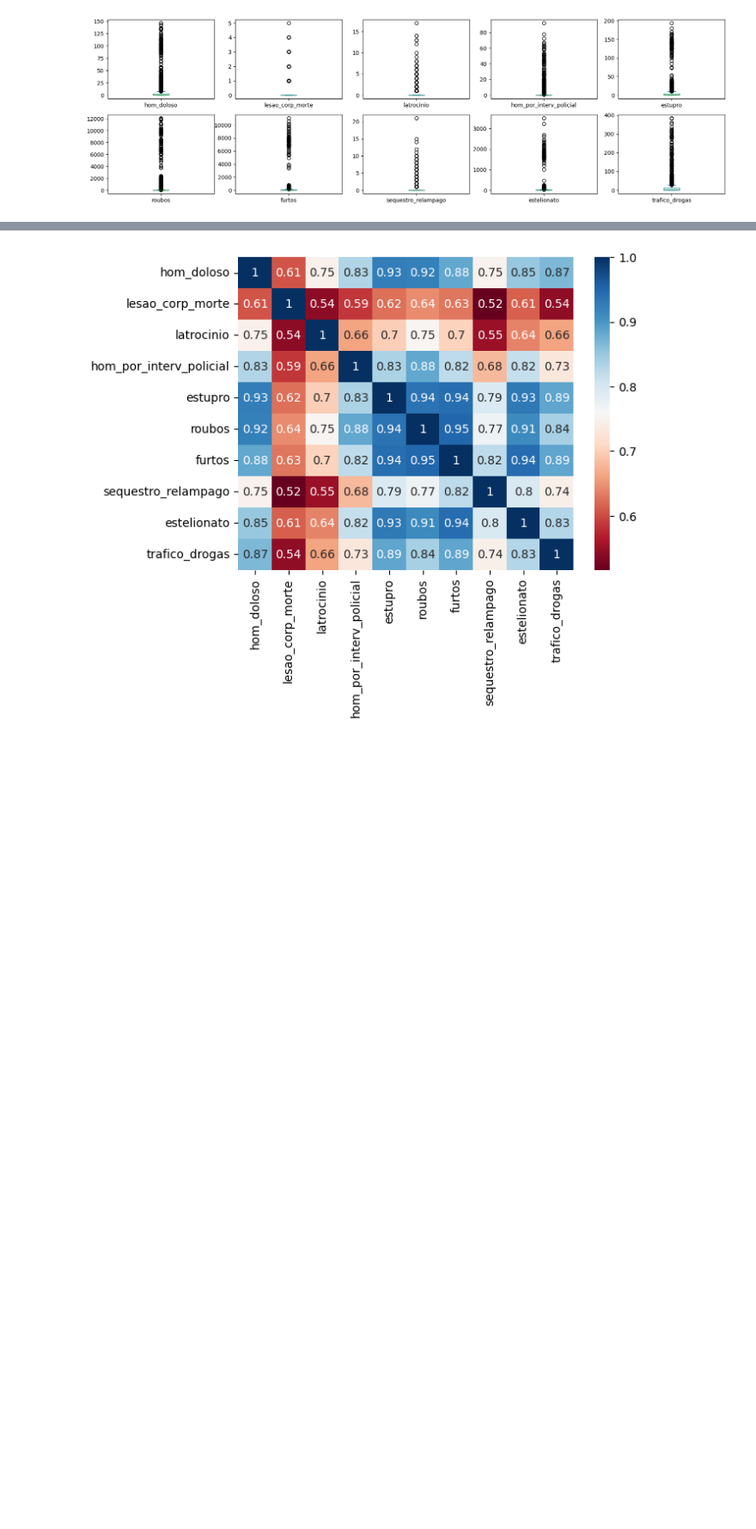
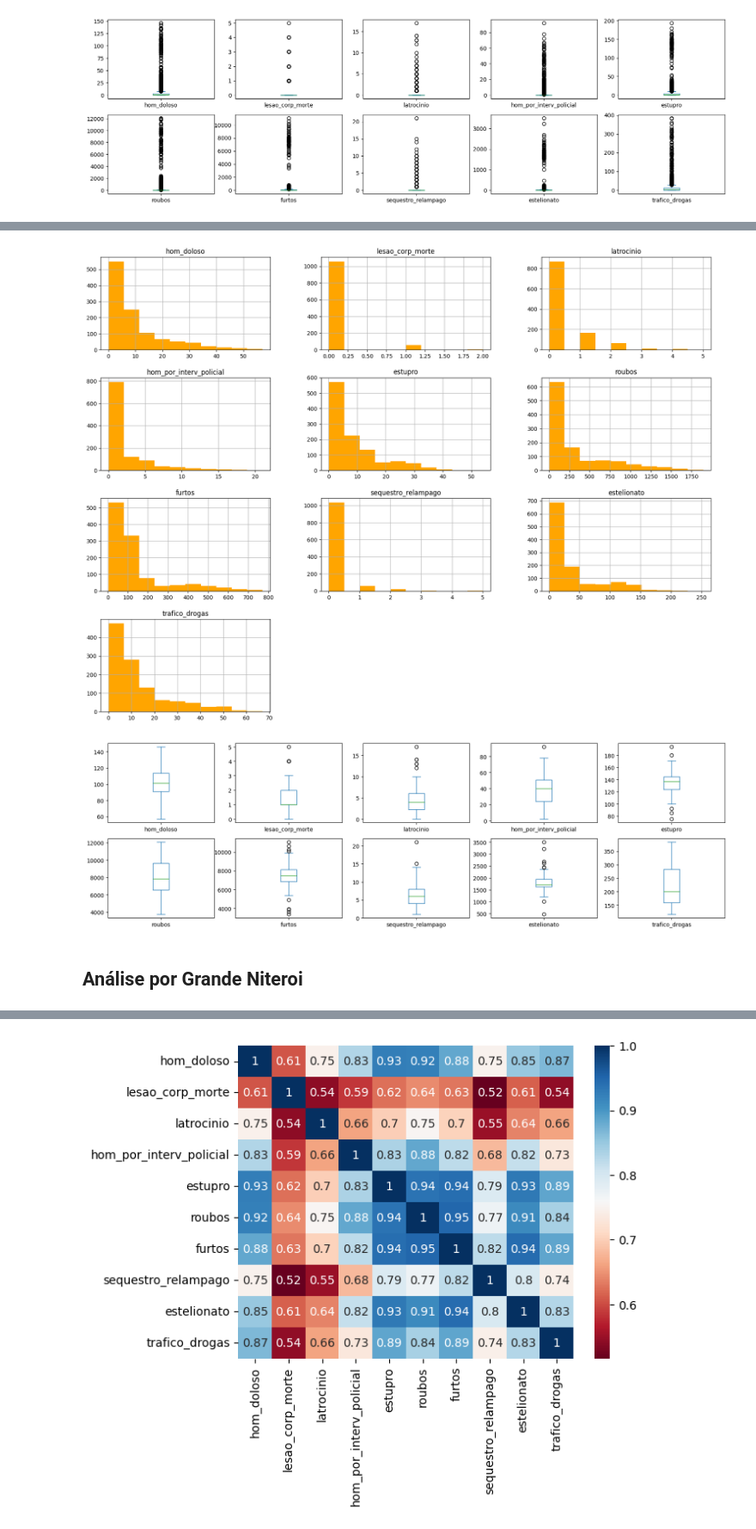
Before and after one commit to eccardoso/mvp-analise-de-dados-e-boas-praticas, a Jupyter notebook: MVP_Análise_de_Dados.ipynb, the cells around one changed output, grey strips where cells are left out. Shown at 86% size. Saved outputs shown, nothing was run; the diff lists cells and outputs as text; code cells hidden in the pictures; blank space fills up the shorter version.

```diff
--- a/MVP_Análise_de_Dados.ipynb
+++ b/MVP_Análise_de_Dados.ipynb
@@ -201,0 +328,3 @@ plt.show()
+# %%
+g13=g1.get_group('Baixada Fluminense')
+g13.describe(percentiles=[.05,.25,.75,.95,.99])
@@ -201,0 +344,13 @@ plt.show()
+# %%
+g13clone=g11.iloc[:,4:]
+g13clone.head(10)
+g13.hist(figsize = (20,15),color="orange")
+plt.show()
+
+g13clone.plot(kind = 'box', subplots = True, layout = (5,5), sharex = False, sharey = False, figsize = (20,15))
+plt.show()
+# %% [output]
+[figure, added]
+[figure, added]
+# %% [markdown]
+## Análise por Grande Niteroi
```
Also changed, not shown: parts of 26 cells of this notebook.
